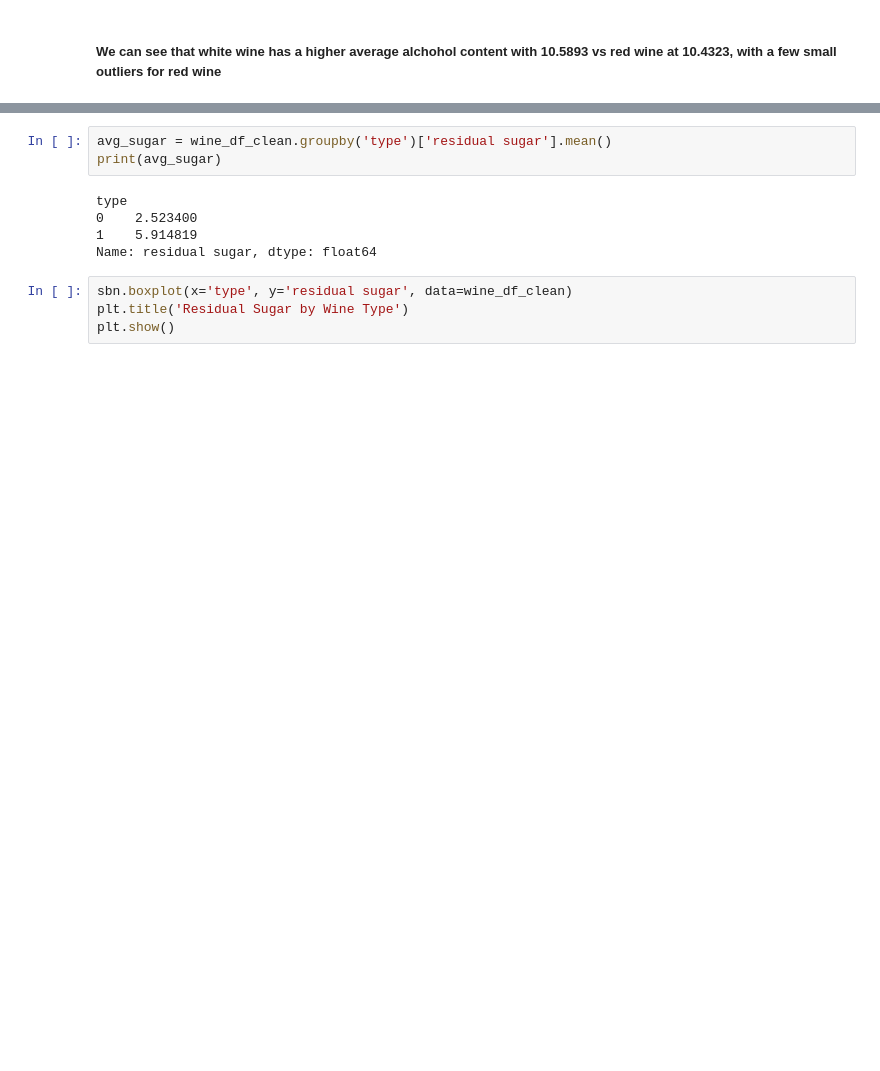
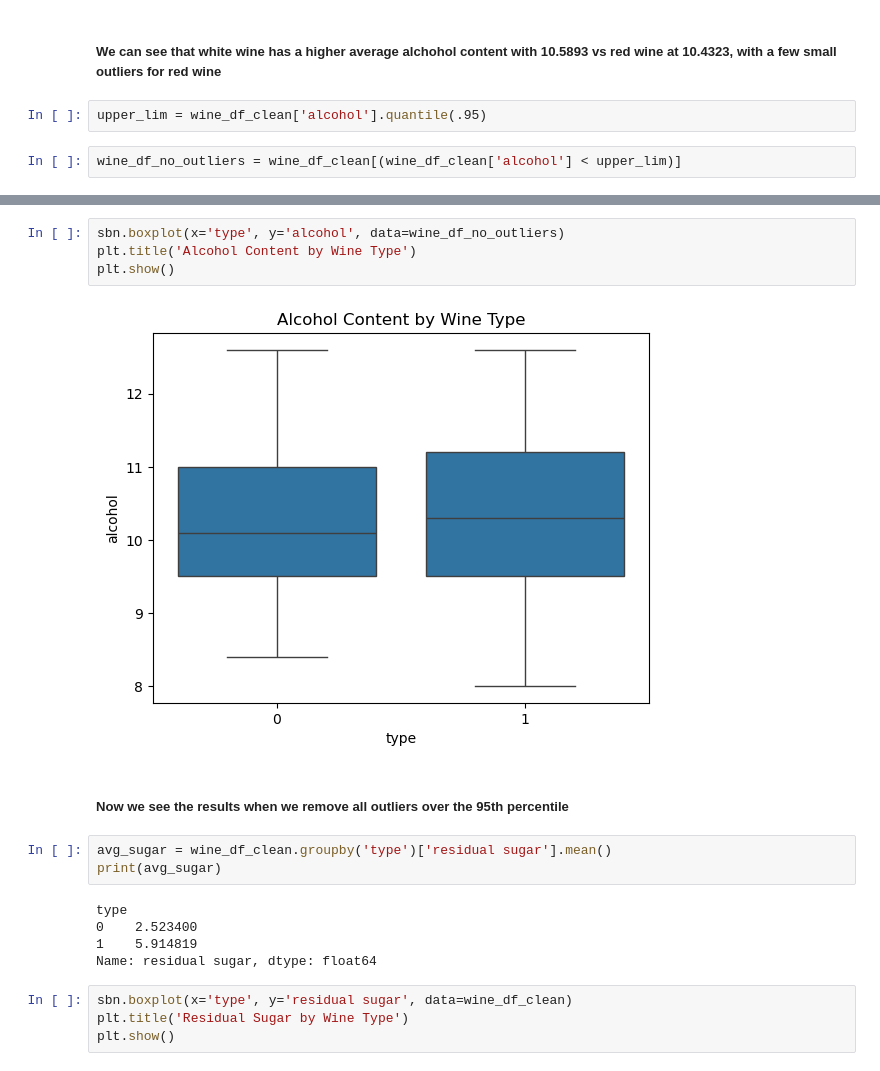
Before and after one commit to Nikolaj1992/MP1-Group9, a Jupyter notebook: MP-2/Code/Wine.ipynb, the cells around one changed output, grey strips where cells are left out. Drawn from its saved outputs; the diff is of its cells as text; blank space fills up the shorter version.

Commit message:
No-Outlier-Addition
Made an no outlier version of quality vs alchohol

```diff
--- a/MP-2/Code/Wine.ipynb
+++ b/MP-2/Code/Wine.ipynb
@@ -341,2 +341,6 @@ plt.show()
 # %% [markdown]
 ##### We can see that white wine has a higher average alchohol content with 10.5893 vs red wine at 10.4323, with a few small outliers for red wine
+# %%
+upper_lim = wine_df_clean['alcohol'].quantile(.95)
+# %%
+wine_df_no_outliers = wine_df_clean[(wine_df_clean['alcohol'] < upper_lim)]
@@ -343,3 +355,11 @@ plt.show()
+# %%
+sbn.boxplot(x='type', y='alcohol', data=wine_df_no_outliers)
+plt.title('Alcohol Content by Wine Type')
+plt.show()
+# %% [output]
+[figure, added]
+# %% [markdown]
+##### Now we see the results when we remove all outliers over the 95th percentile
 # %%
 avg_sugar = wine_df_clean.groupby('type')['residual sugar'].mean()
 print(avg_sugar)
```
Also changed, not shown: parts of 7 cells of this notebook.
